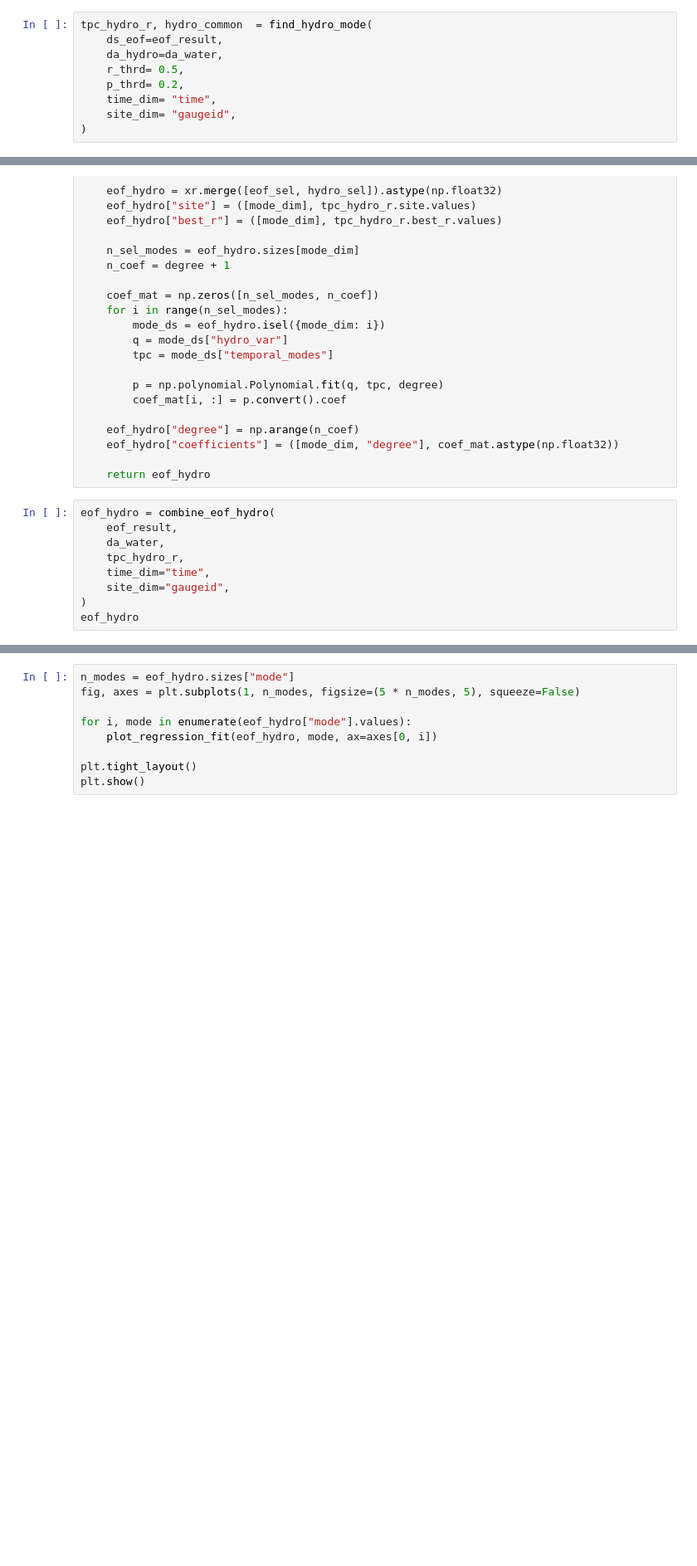
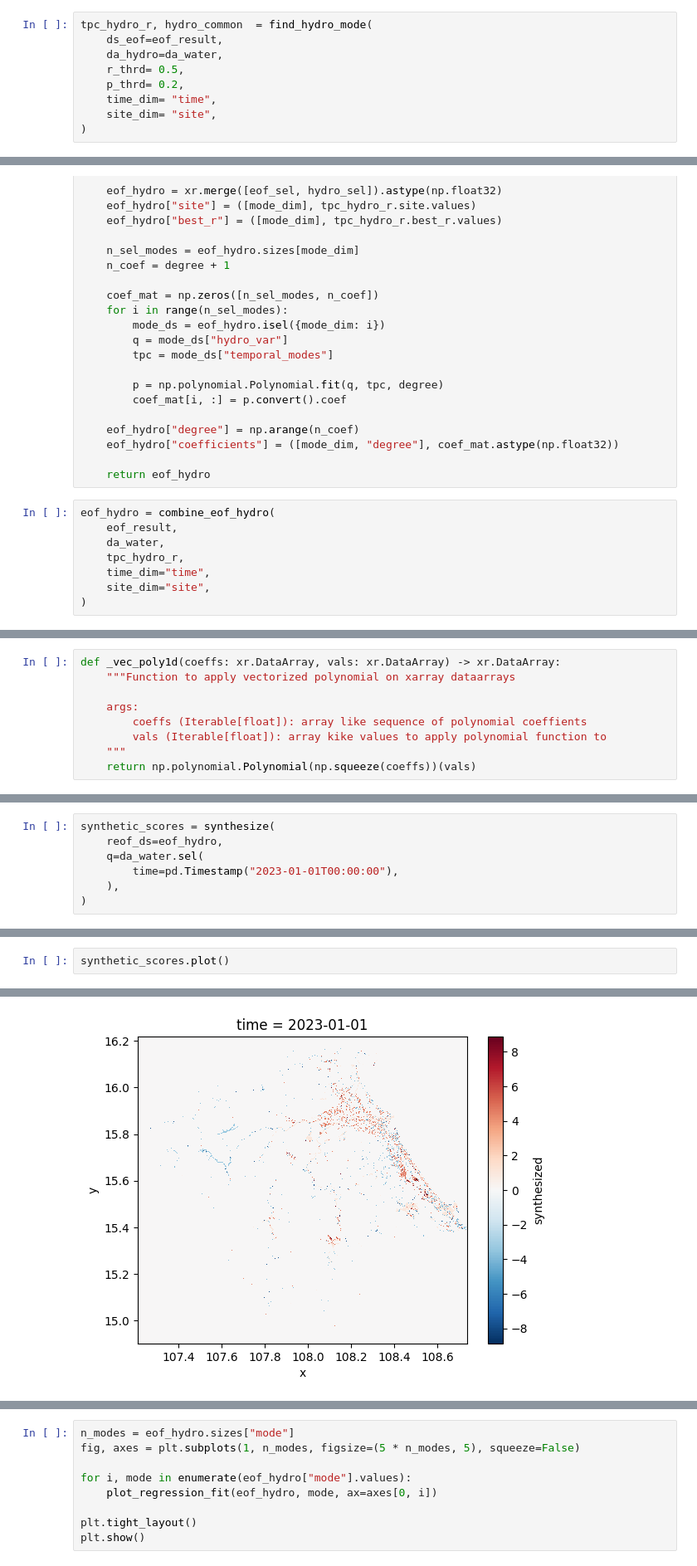
Before and after one commit to Deltares-research/EO-Flood-Ops, a Jupyter notebook: notebooks/06_test_fier.ipynb, the cells around one changed output, grey strips where cells are left out. Shown at 83% size. Drawn from its saved outputs; the diff is of its cells as text; blank space fills up the shorter version.

```diff
--- a/notebooks/06_test_fier.ipynb
+++ b/notebooks/06_test_fier.ipynb
@@ -514,7 +514,7 @@ tpc_hydro_r, hydro_common  = find_hydro_mode(
     r_thrd= 0.5,
     p_thrd= 0.2,
     time_dim= "time",
-    site_dim= "gaugeid",
+    site_dim= "site",
 )
 # %%
 print(tpc_hydro_r.mode.values)
@@ -709,6 +600,5 @@ eof_hydro = combine_eof_hydro(
     da_water,
     tpc_hydro_r,
     time_dim="time",
-    site_dim="gaugeid",
+    site_dim="site",
 )
-eof_hydro
@@ -742,0 +625,9 @@ Coordinates:
+# %%
+def _vec_poly1d(coeffs: xr.DataArray, vals: xr.DataArray) -> xr.DataArray:
+    """Function to apply vectorized polynomial on xarray dataarrays
+
+    args:
+        coeffs (Iterable[float]): array like sequence of polynomial coeffients
+        vals (Iterable[float]): array kike values to apply polynomial function to
+    """
+    return np.polynomial.Polynomial(np.squeeze(coeffs))(vals)
@@ -742,0 +772,7 @@ Coordinates:
+# %%
+synthetic_scores = synthesize(
+    reof_ds=eof_hydro,
+    q=da_water.sel(
+        time=pd.Timestamp("2023-01-01T00:00:00"),
+    ),
+)
@@ -742,0 +807,3 @@ Coordinates:
+# %%
+synthetic_scores.plot()
+# %% [output]
@@ -743,3 +811,4 @@ Coordinates:
+[figure, added]
 # %%
 def plot_regression_fit(eof_hydro: xr.Dataset, mode: int, ax: plt.Axes = None) -> None:
     """
```
Also changed, not shown: parts of 23 cells of this notebook, 4 other files.
